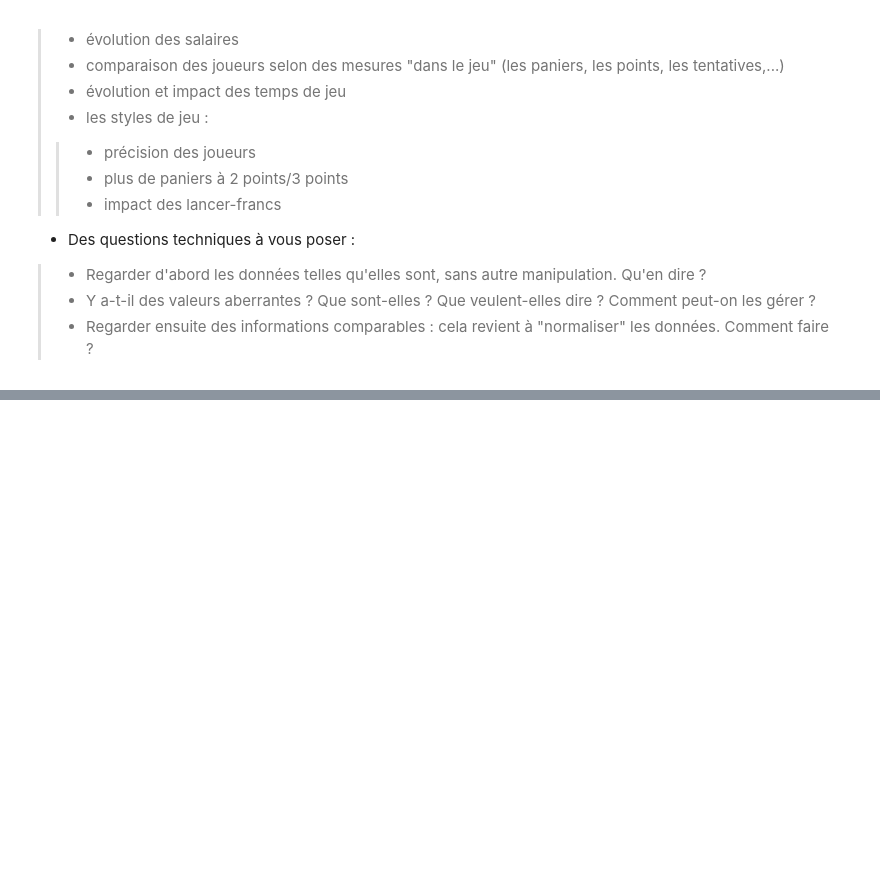
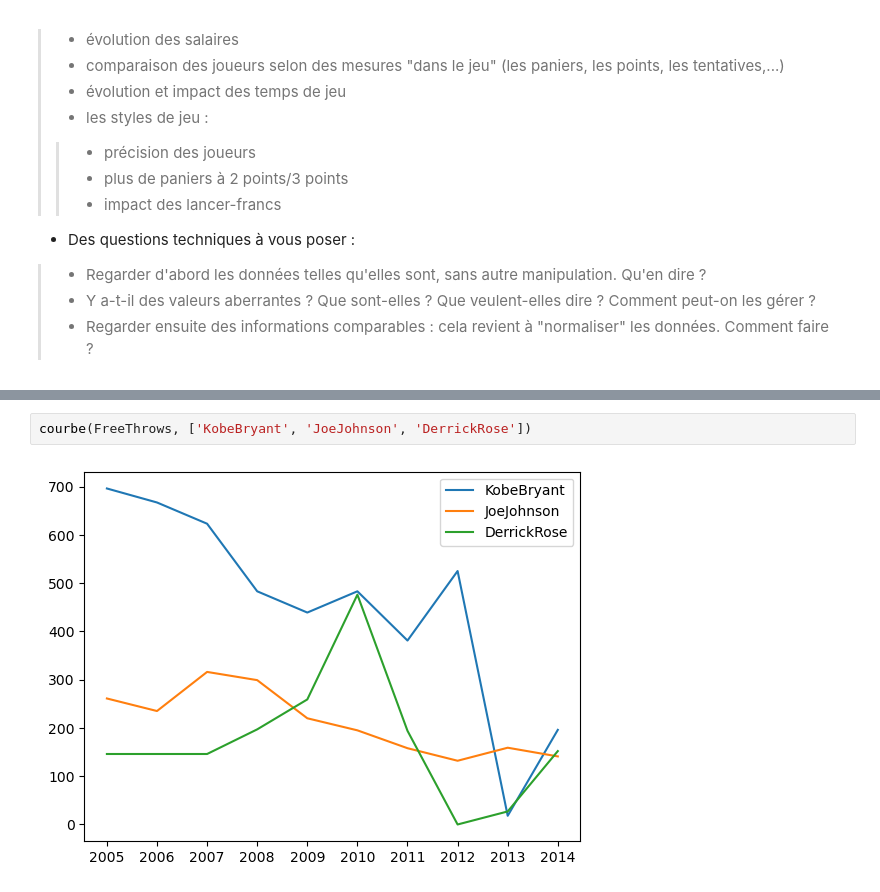
Before and after one commit to louiskuhn/IA-P3-Euskadi, a Jupyter notebook: Ressources/Python/2. Visualisation graphique/7. Mini-projet NBA.ipynb, the cells around one changed output, grey strips where cells are left out. Drawn from its saved outputs; the diff is of its cells as text; blank space fills up the shorter version.

```diff
--- a/Ressources/Python/2. Visualisation graphique/7. Mini-projet NBA.ipynb
+++ b/Ressources/Python/2. Visualisation graphique/7. Mini-projet NBA.ipynb
@@ -179,0 +193,4 @@ Vous trouverez quelques pistes possibles pour l'analyse ci-dessous.
+# %%
+courbe(FreeThrows, ['KobeBryant', 'JoeJohnson', 'DerrickRose'])
+# %% [output]
+[figure, added]
```
Also changed, not shown: parts of 4 cells of this notebook, 3 other files.
